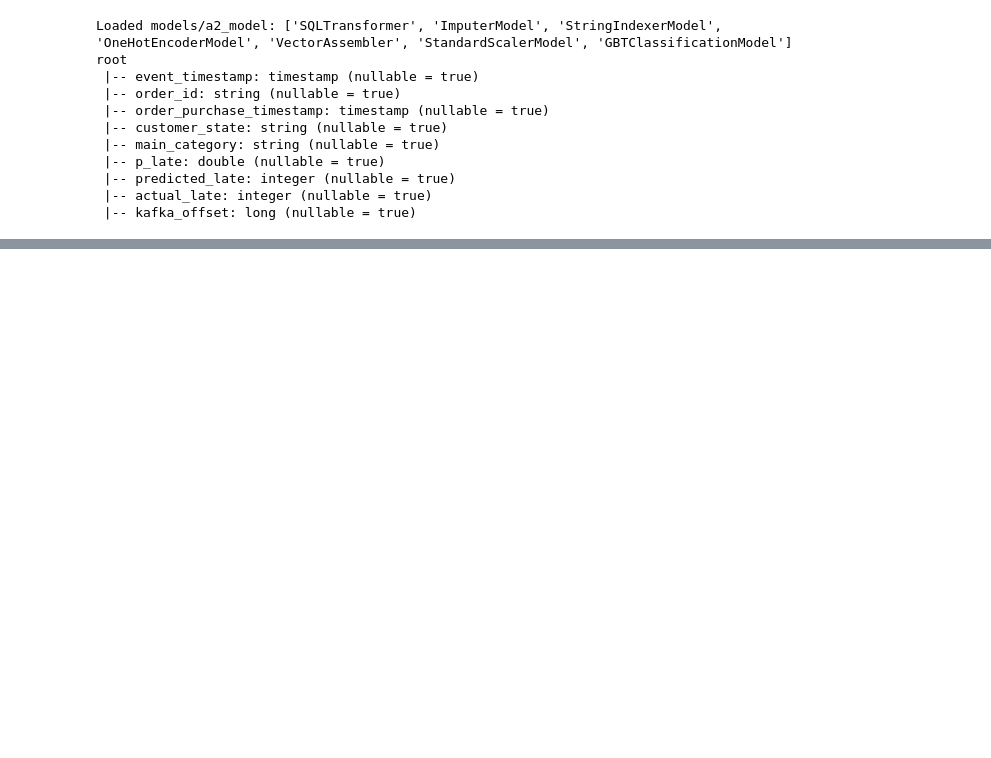
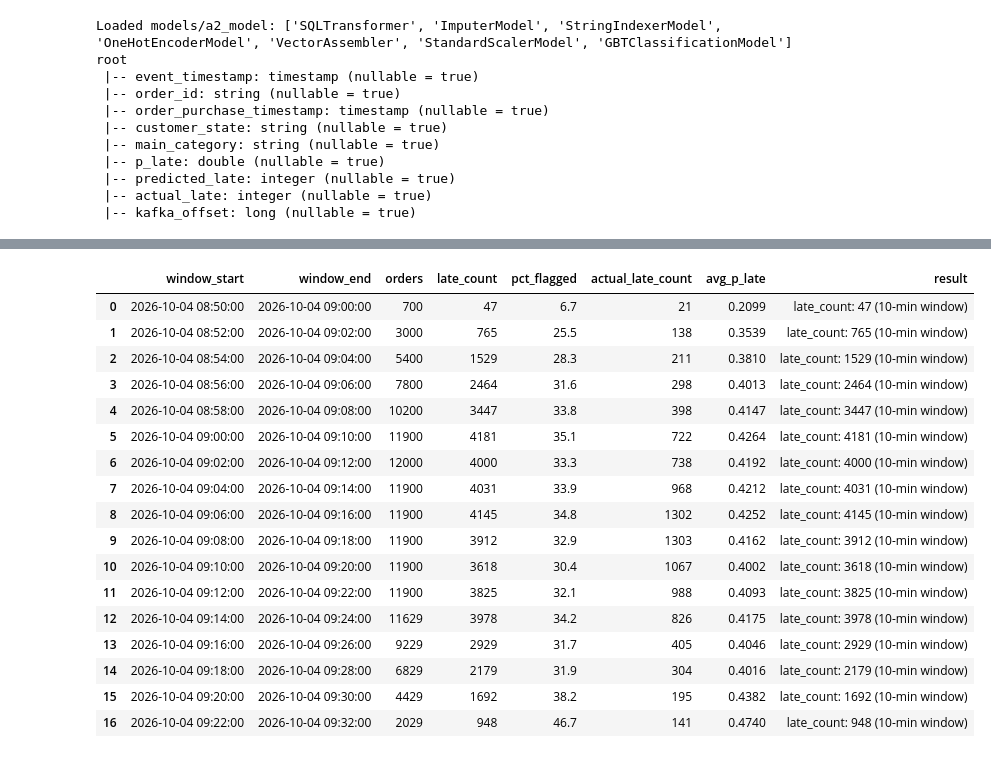
Before and after one commit to ndec0001-max/ITO5202_A2, a Jupyter notebook: assessment2.ipynb, the cells around one changed output, grey strips where cells are left out. Cells and saved outputs as stored; diff of their text form; code cells hidden in the pictures; blank space fills up the shorter version.

```diff
--- a/assessment2.ipynb
+++ b/assessment2.ipynb
@@ -1891,2 +1696,30 @@ display(pd.DataFrame(check.asDict().items(), columns=["Check", "Value"]))
 | 1 | max probability difference | 0.0 |
 | 2 | label mismatches | 0.0 |
+# %%
+# ---------------------------------------------------------------
+# Final windowed results: predicted-late count per 10-minute window
+# ---------------------------------------------------------------
+window_results = (spark.sql("SELECT * FROM late_count_windows ORDER BY window_start")
+                  .toPandas())
+# Show 'late_count: N (10-min window)' alongside the full table
+window_results["result"] = window_results["late_count"].map(lambda n: f"late_count: {n} (10-min window)")
+display(window_results)
+# %% [output]
+|  | window_start | window_end | orders | late_count | pct_flagged | actual_late_count | avg_p_late | result |
+| 0 | 2026-10-04 08:50:00 | 2026-10-04 09:00:00 | 700 | 47 | 6.7 | 21 | 0.2099 | late_count: 47 (10-min window) |
+| 1 | 2026-10-04 08:52:00 | 2026-10-04 09:02:00 | 3000 | 765 | 25.5 | 138 | 0.3539 | late_count: 765 (10-min window) |
+| 2 | 2026-10-04 08:54:00 | 2026-10-04 09:04:00 | 5400 | 1529 | 28.3 | 211 | 0.3810 | late_count: 1529 (10-min window) |
+| 3 | 2026-10-04 08:56:00 | 2026-10-04 09:06:00 | 7800 | 2464 | 31.6 | 298 | 0.4013 | late_count: 2464 (10-min window) |
+| 4 | 2026-10-04 08:58:00 | 2026-10-04 09:08:00 | 10200 | 3447 | 33.8 | 398 | 0.4147 | late_count: 3447 (10-min window) |
+| 5 | 2026-10-04 09:00:00 | 2026-10-04 09:10:00 | 11900 | 4181 | 35.1 | 722 | 0.4264 | late_count: 4181 (10-min window) |
+| 6 | 2026-10-04 09:02:00 | 2026-10-04 09:12:00 | 12000 | 4000 | 33.3 | 738 | 0.4192 | late_count: 4000 (10-min window) |
+| 7 | 2026-10-04 09:04:00 | 2026-10-04 09:14:00 | 11900 | 4031 | 33.9 | 968 | 0.4212 | late_count: 4031 (10-min window) |
+| 8 | 2026-10-04 09:06:00 | 2026-10-04 09:16:00 | 11900 | 4145 | 34.8 | 1302 | 0.4252 | late_count: 4145 (10-min window) |
+| 9 | 2026-10-04 09:08:00 | 2026-10-04 09:18:00 | 11900 | 3912 | 32.9 | 1303 | 0.4162 | late_count: 3912 (10-min window) |
+| 10 | 2026-10-04 09:10:00 | 2026-10-04 09:20:00 | 11900 | 3618 | 30.4 | 1067 | 0.4002 | late_count: 3618 (10-min window) |
+| 11 | 2026-10-04 09:12:00 | 2026-10-04 09:22:00 | 11900 | 3825 | 32.1 | 988 | 0.4093 | late_count: 3825 (10-min window) |
+| 12 | 2026-10-04 09:14:00 | 2026-10-04 09:24:00 | 11629 | 3978 | 34.2 | 826 | 0.4175 | late_count: 3978 (10-min window) |
+| 13 | 2026-10-04 09:16:00 | 2026-10-04 09:26:00 | 9229 | 2929 | 31.7 | 405 | 0.4046 | late_count: 2929 (10-min window) |
+| 14 | 2026-10-04 09:18:00 | 2026-10-04 09:28:00 | 6829 | 2179 | 31.9 | 304 | 0.4016 | late_count: 2179 (10-min window) |
+| 15 | 2026-10-04 09:20:00 | 2026-10-04 09:30:00 | 4429 | 1692 | 38.2 | 195 | 0.4382 | late_count: 1692 (10-min window) |
+| 16 | 2026-10-04 09:22:00 | 2026-10-04 09:32:00 | 2029 | 948 | 46.7 | 141 | 0.4740 | late_count: 948 (10-min window) |
```
Also changed, not shown: parts of 41 cells of this notebook.
